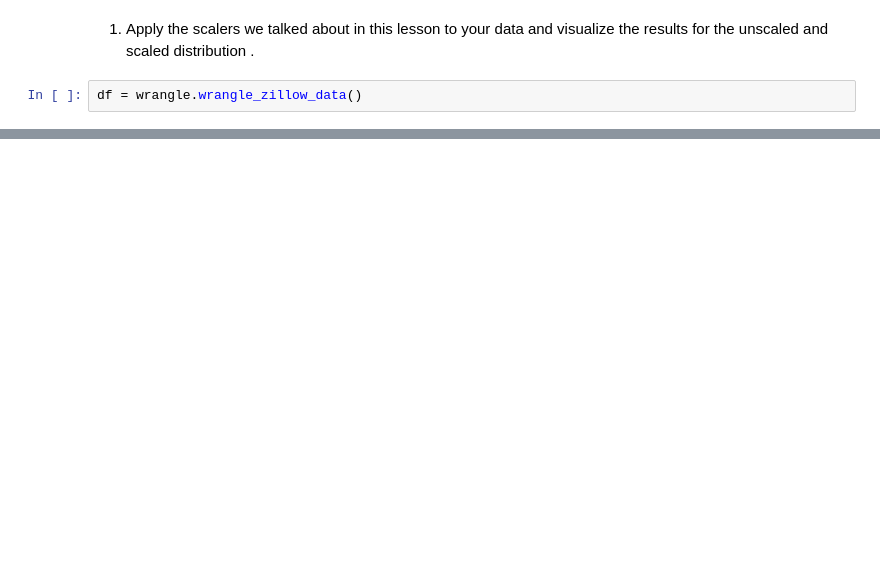
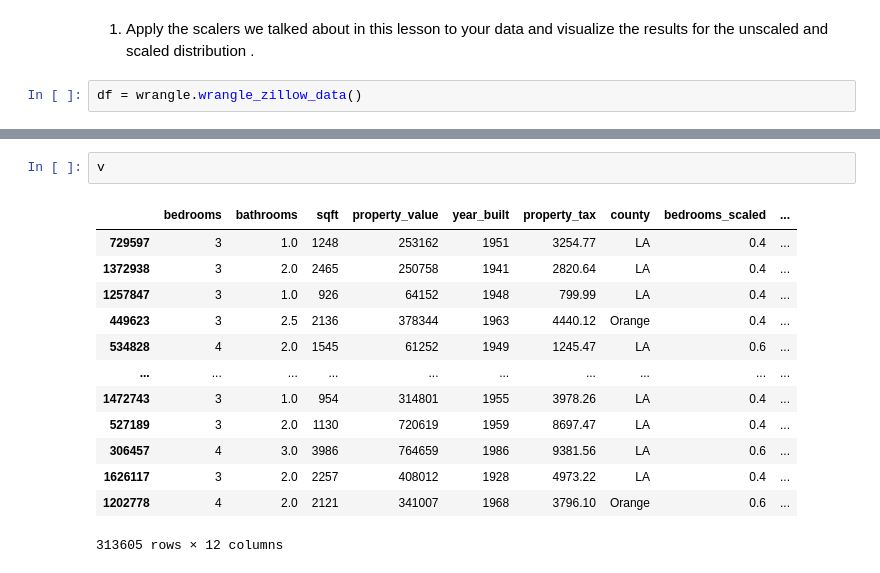
Before and after one commit to martin-reyes/6_regression-exercises, a Jupyter notebook: scaling.ipynb, the cells around one changed output, grey strips where cells are left out. Drawn from its saved outputs; the diff is of its cells as text; blank space fills up the shorter version.

```diff
--- a/scaling.ipynb
+++ b/scaling.ipynb
@@ -93,0 +335,16 @@ train_rb_scaled = robust_scaler.transform(X_train_num)
+# %%
+v
+# %% [output]
+|  | bedrooms | bathrooms | sqft | property_value | year_built | property_tax | county | bedrooms_scaled | ... |
+| 729597 | 3 | 1.0 | 1248 | 253162 | 1951 | 3254.77 | LA | 0.4 | ... |
+| 1372938 | 3 | 2.0 | 2465 | 250758 | 1941 | 2820.64 | LA | 0.4 | ... |
+| 1257847 | 3 | 1.0 | 926 | 64152 | 1948 | 799.99 | LA | 0.4 | ... |
+| 449623 | 3 | 2.5 | 2136 | 378344 | 1963 | 4440.12 | Orange | 0.4 | ... |
+| 534828 | 4 | 2.0 | 1545 | 61252 | 1949 | 1245.47 | LA | 0.6 | ... |
+| ... | ... | ... | ... | ... | ... | ... | ... | ... | ... |
+| 1472743 | 3 | 1.0 | 954 | 314801 | 1955 | 3978.26 | LA | 0.4 | ... |
+| 527189 | 3 | 2.0 | 1130 | 720619 | 1959 | 8697.47 | LA | 0.4 | ... |
+| 306457 | 4 | 3.0 | 3986 | 764659 | 1986 | 9381.56 | LA | 0.6 | ... |
+| 1626117 | 3 | 2.0 | 2257 | 408012 | 1928 | 4973.22 | LA | 0.4 | ... |
+| 1202778 | 4 | 2.0 | 2121 | 341007 | 1968 | 3796.10 | Orange | 0.6 | ... |
+313605 rows × 12 columns
```
Also changed, not shown: parts of 38 cells of this notebook.
